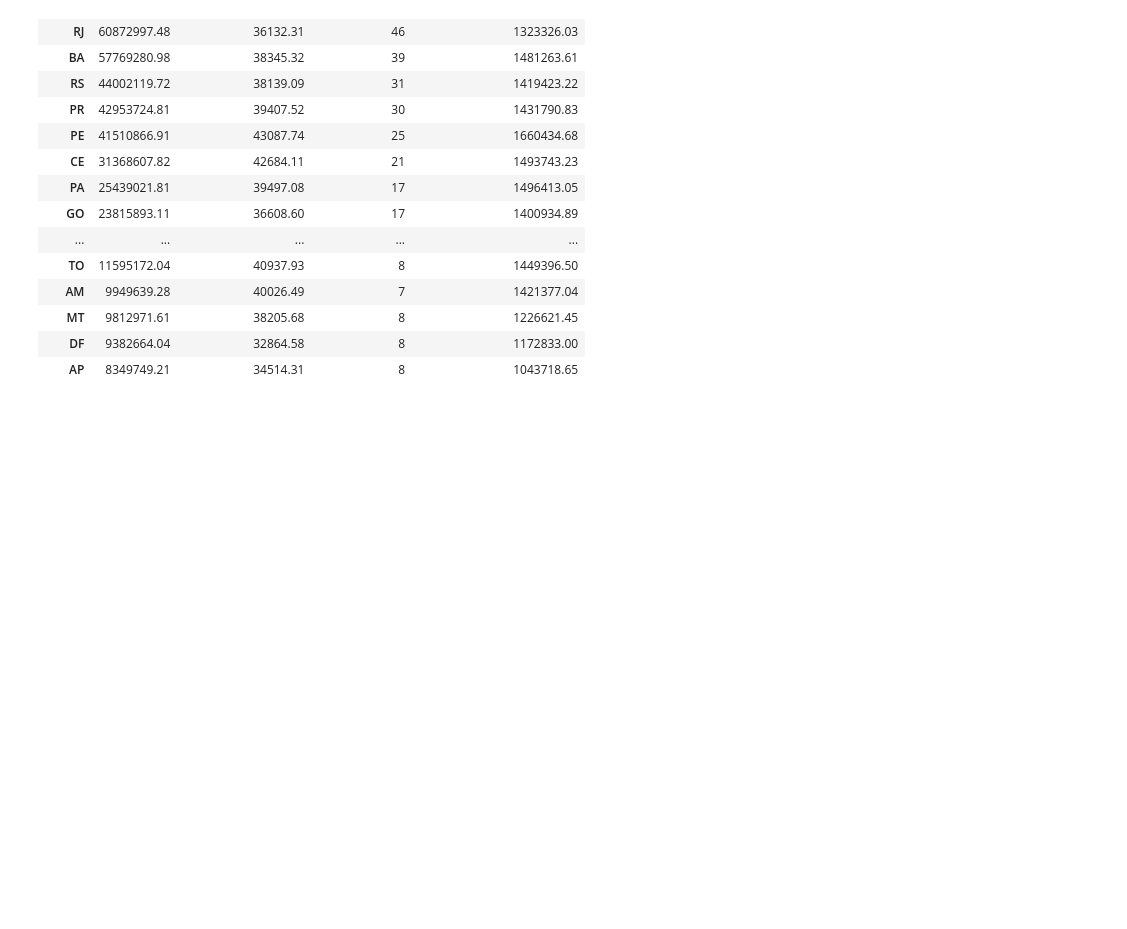
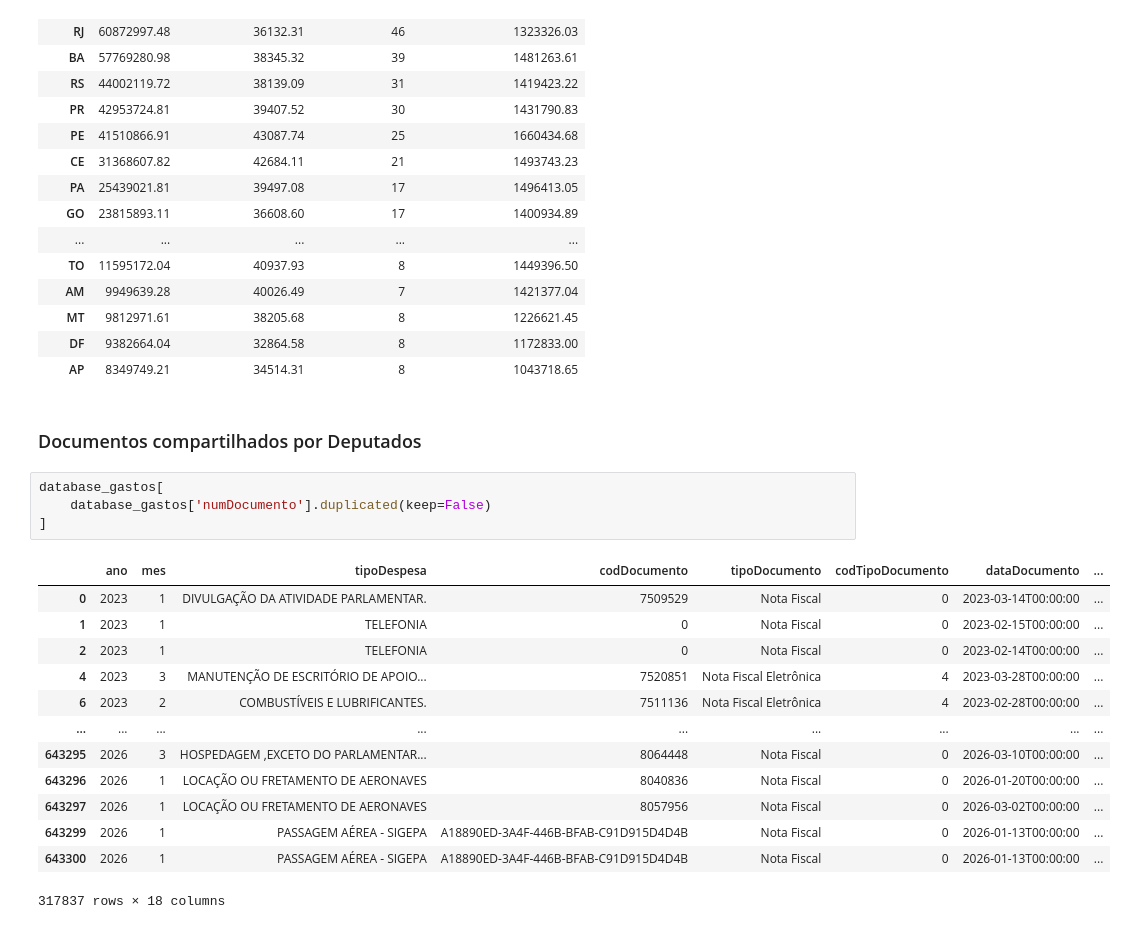
Before and after one commit to eduardopfbp/Analise-Despesas-dos-Deputados-Federais---57-legislatura, a Jupyter notebook: notebooks/analises.ipynb, the cells around one changed output. Drawn from its saved outputs; the diff is of its cells as text; blank space fills up the shorter version.

Commit message:
Committ 2 - Adicionando analise de Documentos Compartilahdos

```diff
--- a/notebooks/analises.ipynb
+++ b/notebooks/analises.ipynb
@@ -217,3 +217,23 @@ gastos_uf
 | MT | 9812971.61 | 38205.68 | 8 | 1226621.45 |
 | DF | 9382664.04 | 32864.58 | 8 | 1172833.00 |
 | AP | 8349749.21 | 34514.31 | 8 | 1043718.65 |
+# %% [markdown]
+### Documentos compartilhados por Deputados
+# %%
+database_gastos[
+    database_gastos['numDocumento'].duplicated(keep=False)
+]
+# %% [output]
+|  | ano | mes | tipoDespesa | codDocumento | tipoDocumento | codTipoDocumento | dataDocumento | ... |
+| 0 | 2023 | 1 | DIVULGAÇÃO DA ATIVIDADE PARLAMENTAR. | 7509529 | Nota Fiscal | 0 | 2023-03-14T00:00:00 | ... |
+| 1 | 2023 | 1 | TELEFONIA | 0 | Nota Fiscal | 0 | 2023-02-15T00:00:00 | ... |
+| 2 | 2023 | 1 | TELEFONIA | 0 | Nota Fiscal | 0 | 2023-02-14T00:00:00 | ... |
+| 4 | 2023 | 3 | MANUTENÇÃO DE ESCRITÓRIO DE APOIO... | 7520851 | Nota Fiscal Eletrônica | 4 | 2023-03-28T00:00:00 | ... |
+| 6 | 2023 | 2 | COMBUSTÍVEIS E LUBRIFICANTES. | 7511136 | Nota Fiscal Eletrônica | 4 | 2023-02-28T00:00:00 | ... |
+| ... | ... | ... | ... | ... | ... | ... | ... | ... |
+| 643295 | 2026 | 3 | HOSPEDAGEM ,EXCETO DO PARLAMENTAR... | 8064448 | Nota Fiscal | 0 | 2026-03-10T00:00:00 | ... |
+| 643296 | 2026 | 1 | LOCAÇÃO OU FRETAMENTO DE AERONAVES | 8040836 | Nota Fiscal | 0 | 2026-01-20T00:00:00 | ... |
+| 643297 | 2026 | 1 | LOCAÇÃO OU FRETAMENTO DE AERONAVES | 8057956 | Nota Fiscal | 0 | 2026-03-02T00:00:00 | ... |
+| 643299 | 2026 | 1 | PASSAGEM AÉREA - SIGEPA | A18890ED-3A4F-446B-BFAB-C91D915D4D4B | Nota Fiscal | 0 | 2026-01-13T00:00:00 | ... |
+| 643300 | 2026 | 1 | PASSAGEM AÉREA - SIGEPA | A18890ED-3A4F-446B-BFAB-C91D915D4D4B | Nota Fiscal | 0 | 2026-01-13T00:00:00 | ... |
+317837 rows × 18 columns
```
